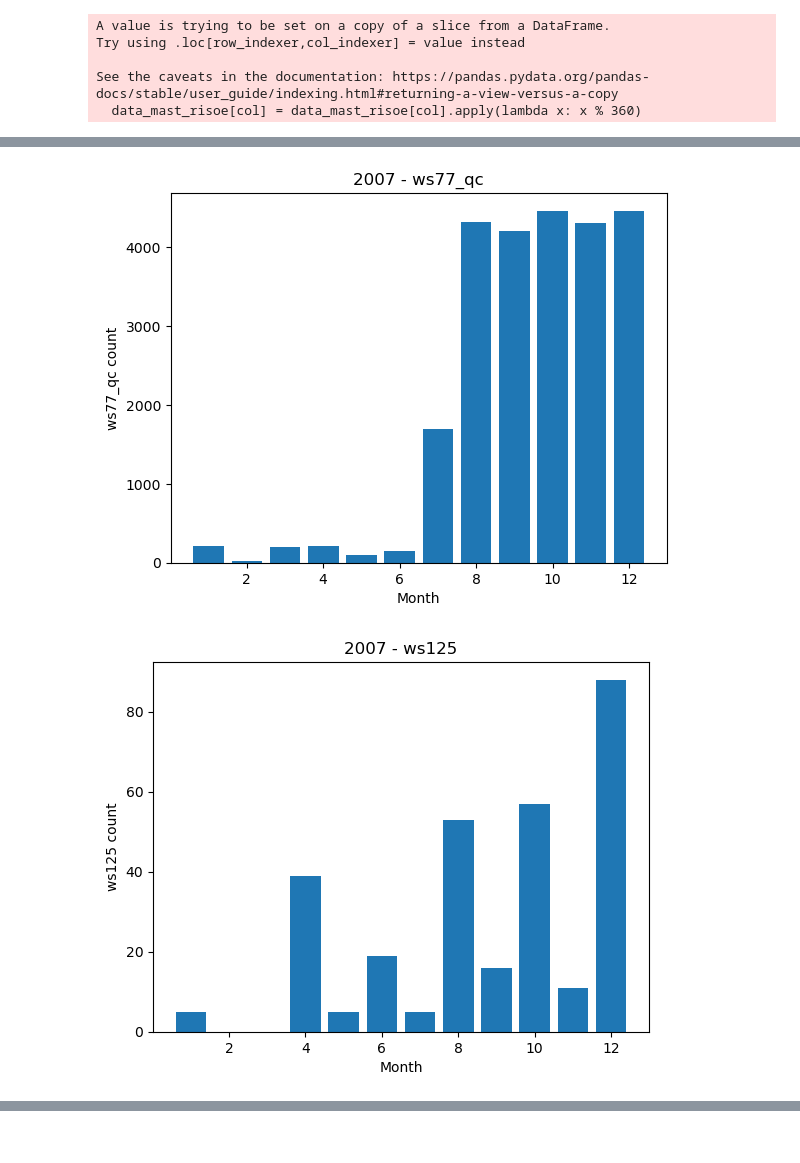
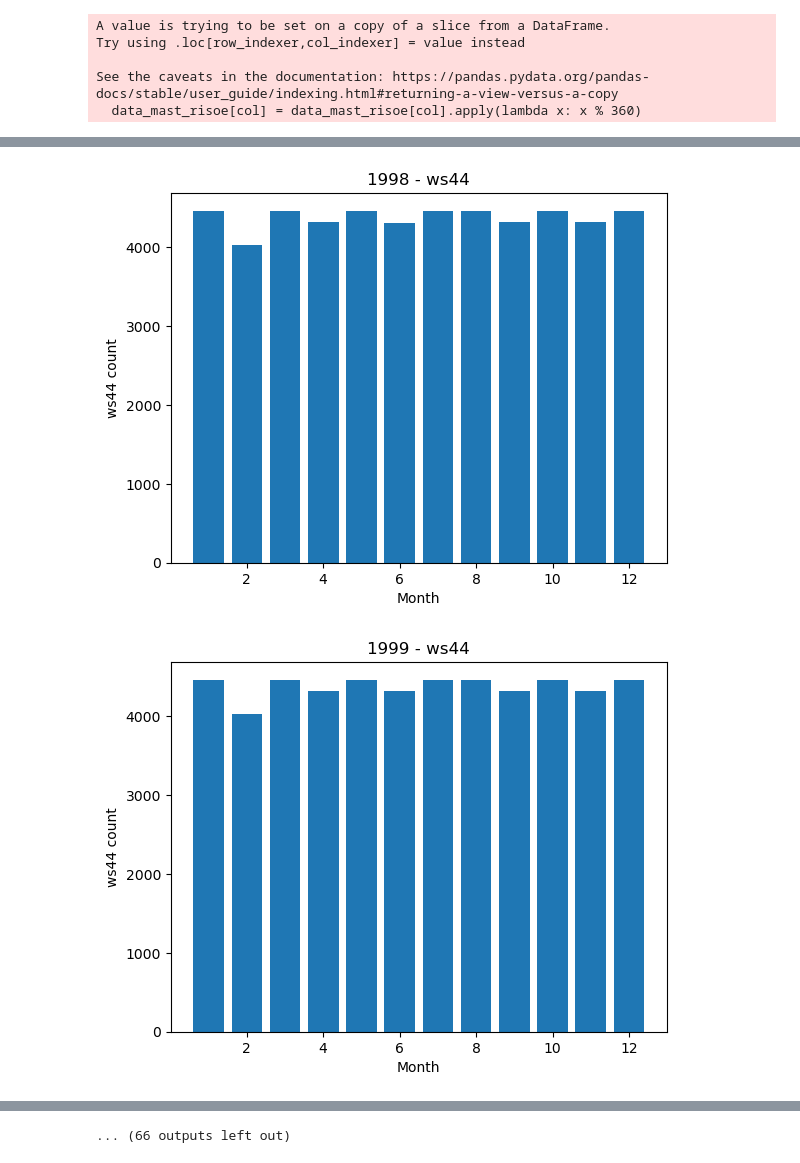
Before and after one commit to michaelbui99/mal-assignment-3, a Jupyter notebook: Assignment-3.ipynb, the cells around one changed output, grey strips where cells are left out. Saved outputs shown, nothing was run; the diff lists cells and outputs as text; code cells hidden in the pictures.

Commit message:
Skip qc columns

```diff
--- a/Assignment-3.ipynb
+++ b/Assignment-3.ipynb
@@ -285,7 +285,7 @@ See the caveats in the documentation: https://pandas.pydata.org/pandas-docs/stab
 # %%
 import json
 mast_risoe_years = data_mast_riose.index.map(lambda x: x.year).unique()
-mast_risoe_speed_columns = list(filter(lambda x: "ws" in x, data_mast_risoe.columns.values))
+mast_risoe_speed_columns = list(filter(lambda x: "ws" in x and "qc" not in x, data_mast_risoe.columns.values))
 mast_risoe_years
 
 # TODO: REVISIT THIS. FOR NOW WE GO WITH WS77 FOR RISOE AND WS32 FOR BORGLUM
@@ -324,2 +324,2 @@ for feature in mast_risoe_speed_columns:
-[figure, old version]
+[figure, new version]
-[figure, old version]
+[figure, new version]
@@ -327,3 +333,4 @@ for feature in mast_risoe_speed_columns:
+... (66 outputs left out)
 # %%
 # We chose the meso-signals closest in height to the mast-data-signal for risoe,
 #since the data sets are close in altitude.
```
Also changed, not shown: parts of 1 cell of this notebook.
